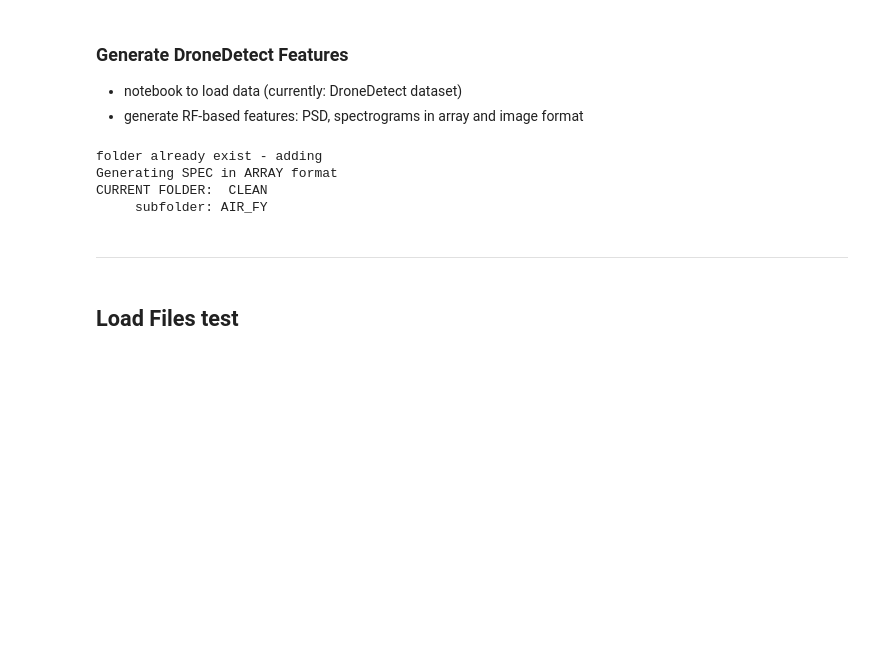
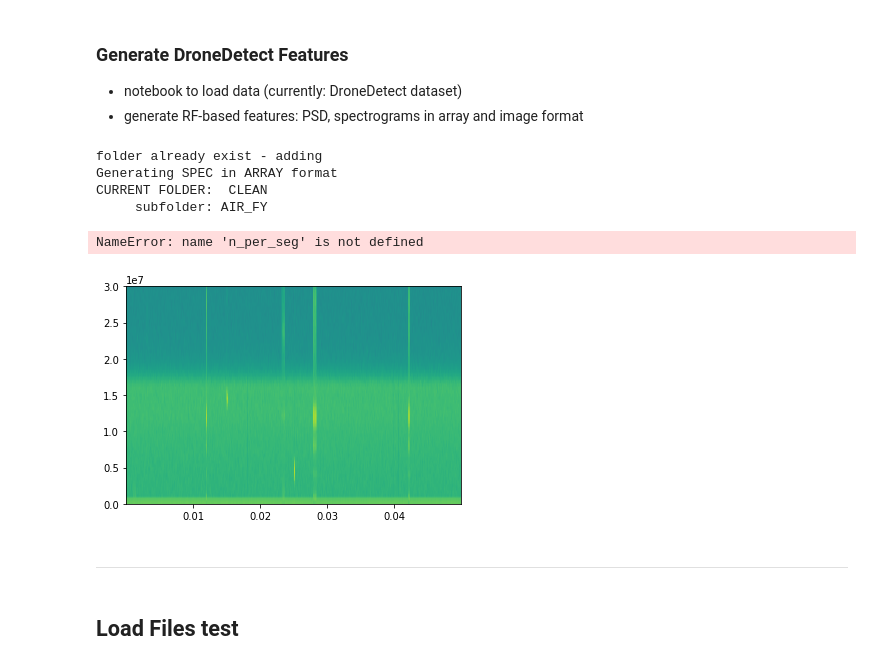
Before and after one commit to IQTLabs/RFClassification, a Jupyter notebook: Generate DroneDetect Features.ipynb, the cells around one changed output. Cells and saved outputs as stored; diff of their text form; code cells hidden in the pictures; blank space fills up the shorter version.

```diff
--- a/Generate DroneDetect Features.ipynb
+++ b/Generate DroneDetect Features.ipynb
@@ -180,37 +180,39 @@ else:
                             fig.subplots_adjust(left=0,right=1,bottom=0,top=1)
                             ax.axis('tight')
                             ax.axis('off')
 
                         spec, _, _, _ = plt.specgram(d_complex, NFFT=n_per_seg, Fs=fs, window=spec_han_window,
                                           noverlap=n_overlap_spec, sides='onesided')
                         if si_save:
                             save_spec_image_fig(features_folder, img_spec_folder,
                                                 drone_name, cond_name, int_name, fi_number, i, fig, dpi)
                         if sa_save:
                             F_SPEC.append(interpolate_2d(spec, (224,224))) # reshape to square?
 #                         F_SPEC_freq.append(fspec)
 #                         F_SPEC_time.append(t)
 
                     # save the images
     #                 save_spec_image(features_folder, img_spec_folder, drone_name,
     #                                 cond_name, int_name, fi_number, i, fspec, t, Sxx)
 
     #                 # save the images
     #                 save_psd_image(features_folder, img_psd_folder, drone_name,
     #                                 cond_name, int_name, fi_number, i, fpsd, Pxx_den)
 
             # save data array
             if sa_save:
-                save_array_detect(features_folder+arr_spec_folder, F_SPEC, DRONES, CONDS, INTS, 'SPEC'+"_"+df, sf)
+                save_array_detect(features_folder+arr_spec_folder, F_SPEC, DRONES, CONDS, INTS, 'SPEC'+"_"+df, sf, n_per_seg)
             if pa_save:
-                save_array_detect(features_folder+arr_psd_folder, F_PSD, DRONES, CONDS, INTS, 'PSD'+"_"+df, sf)
+                save_array_detect(features_folder+arr_psd_folder, F_PSD, DRONES, CONDS, INTS, 'PSD'+"_"+df, sf, n_per_seg)
 # %% [output]
 folder already exist - adding
 Generating SPEC in ARRAY format
 CURRENT FOLDER:  CLEAN
      subfolder: AIR_FY
+NameError: name 'n_per_seg' is not defined
+[figure, added]
-# %% [markdown]
-------------------------------------------------------------------------
+# %% [markdown]
+------------------------------------------------------------------------
 # %% [markdown]
 ## Load Files test
 # %%
```
Also changed, not shown: 3 other files.
